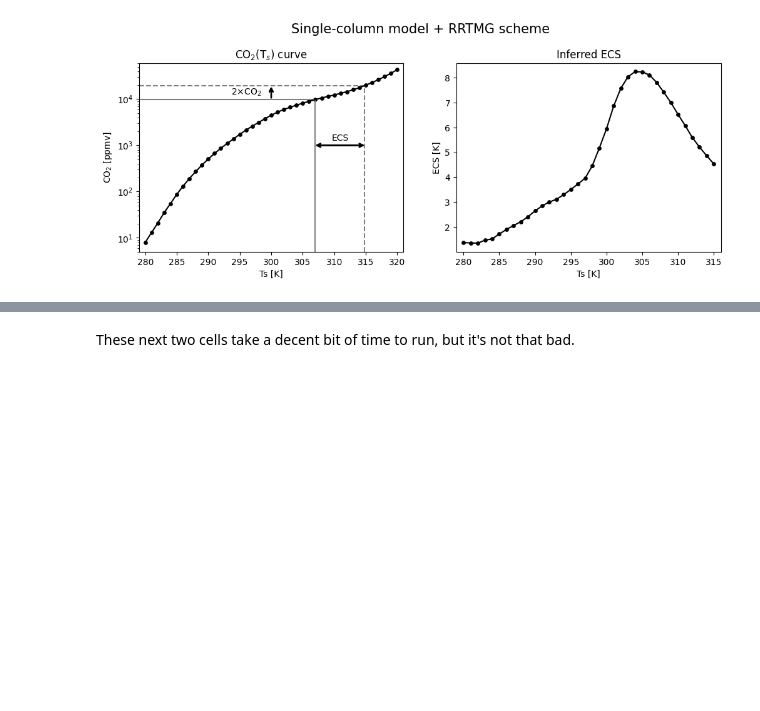
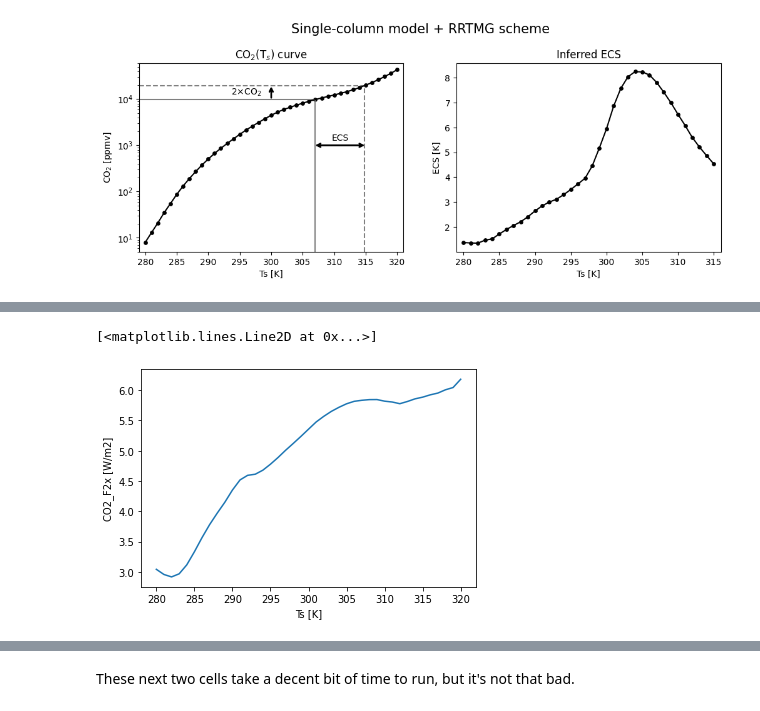
Before and after one commit to AndrewILWilliams/ECS_bump, a Jupyter notebook: climlab_rrtmg.ipynb, the cells around one changed output, grey strips where cells are left out. Saved outputs shown, nothing was run; the diff lists cells and outputs as text; code cells hidden in the pictures; blank space fills up the shorter version.

Commit message:
new figure with decomposition of ECS into f2x and lambda

```diff
--- a/climlab_rrtmg.ipynb
+++ b/climlab_rrtmg.ipynb
@@ -316,0 +319,4 @@ Text(0.5, 1.04, 'Single-column model + RRTMG scheme')
+# %%
+da_F2x = C_Ts.copy()
+da_F2x.attrs = {'standard_name':'CO2_F2x', 'units': 'W/m2'}
+da_F2x
@@ -316,0 +339,10 @@ Text(0.5, 1.04, 'Single-column model + RRTMG scheme')
+# %%
+for temp in da_F2x.Ts:
+    conc = C_Ts.sel(Ts=temp)
+    da_F2x.loc[dict(Ts=temp)] = calc_olr(SST=temp.values,CO2ppmv=conc.values)[0] - calc_olr(SST=temp.values,CO2ppmv=conc.values*2)[0]
+
+sns.reset_orig()
+da_F2x.plot()
+# %% [output]
+[<matplotlib.lines.Line2D at 0x...>]
+[figure, added]
```
Also changed, not shown: parts of 19 cells of this notebook, 1 other file.
